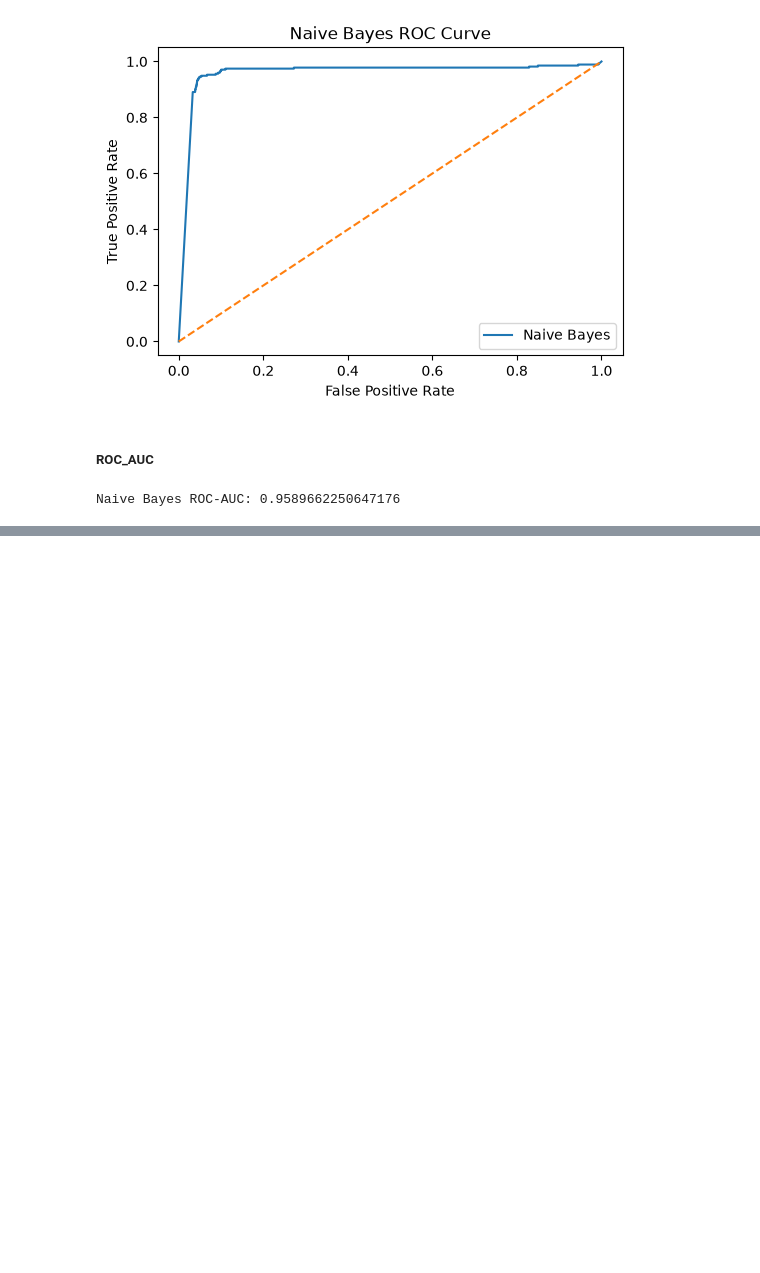
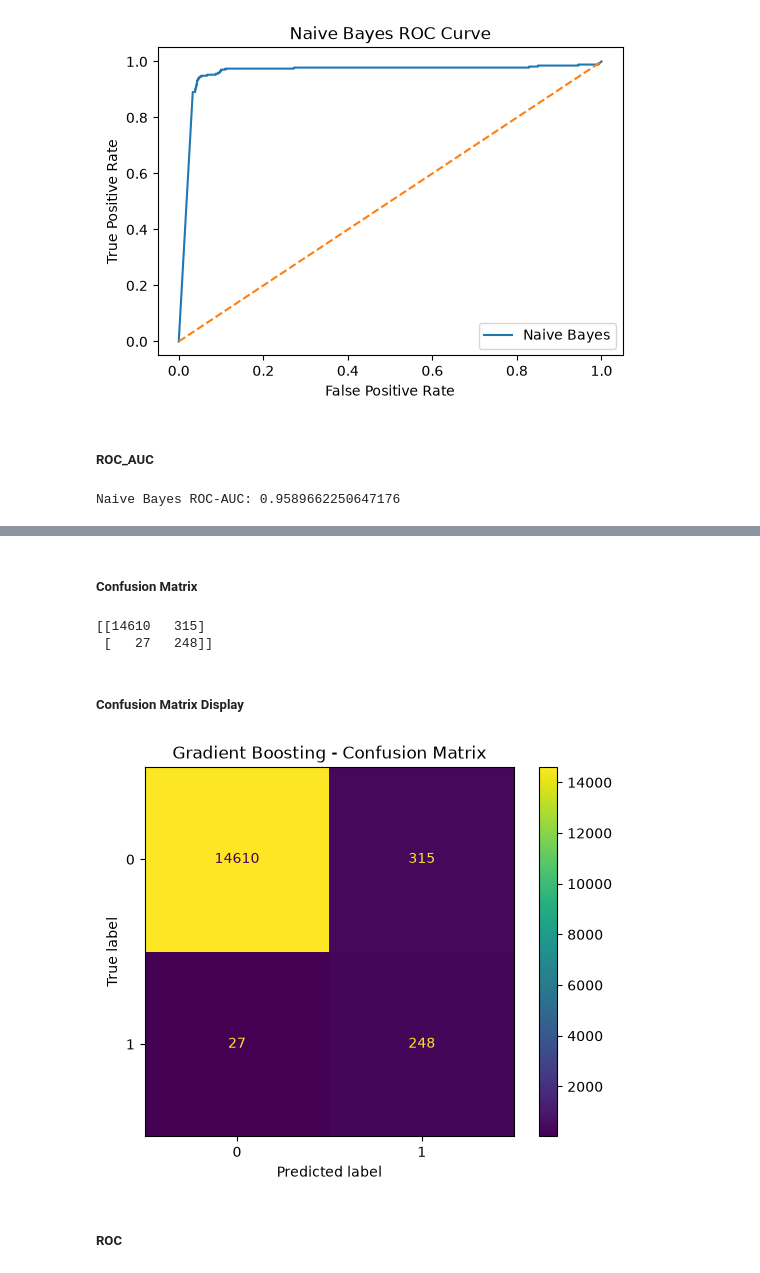
Before and after one commit to Rupesh-Mane/air-pressure-system-failure-prediction, a Jupyter notebook: notebooks/05_model_evaluation.ipynb, the cells around one changed output, grey strips where cells are left out. Drawn from its saved outputs; the diff is of its cells as text; code cells hidden in the pictures; blank space fills up the shorter version.

Commit message:
Gradient Boosting Evaluation

```diff
--- a/notebooks/05_model_evaluation.ipynb
+++ b/notebooks/05_model_evaluation.ipynb
@@ -735,0 +738,2 @@ Naive Bayes ROC-AUC: 0.9589662250647176
+# %%
+gradient_boosting_predictions = gradient_boosting_model.predict(x_test)
@@ -735,0 +785,25 @@ Naive Bayes ROC-AUC: 0.9589662250647176
+# %% [markdown]
+##### Confusion Matrix
+# %%
+gradient_boosting_cm = confusion_matrix(y_test,gradient_boosting_predictions)
+
+print(gradient_boosting_cm)
+# %% [output]
+[[14610   315]
+ [   27   248]]
+# %% [markdown]
+##### Confusion Matrix Display
+# %%
+cm = confusion_matrix(y_test, gradient_boosting_predictions)
+
+disp = ConfusionMatrixDisplay(confusion_matrix=cm)
+
+disp.plot()
+
+plt.title("Gradient Boosting - Confusion Matrix")
+
+plt.show()
+# %% [output]
+[figure, added]
+# %% [markdown]
+##### ROC
```
Also changed, not shown: parts of 16 cells of this notebook.
